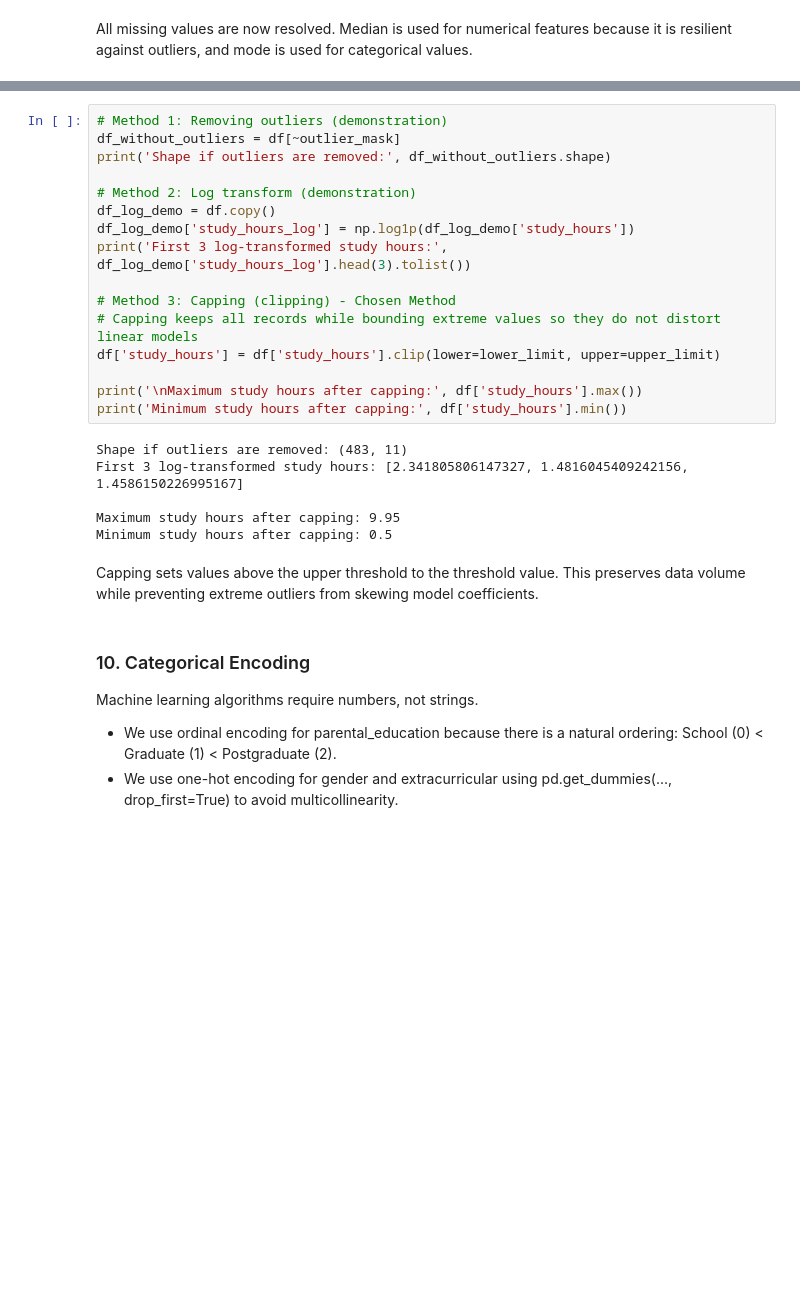
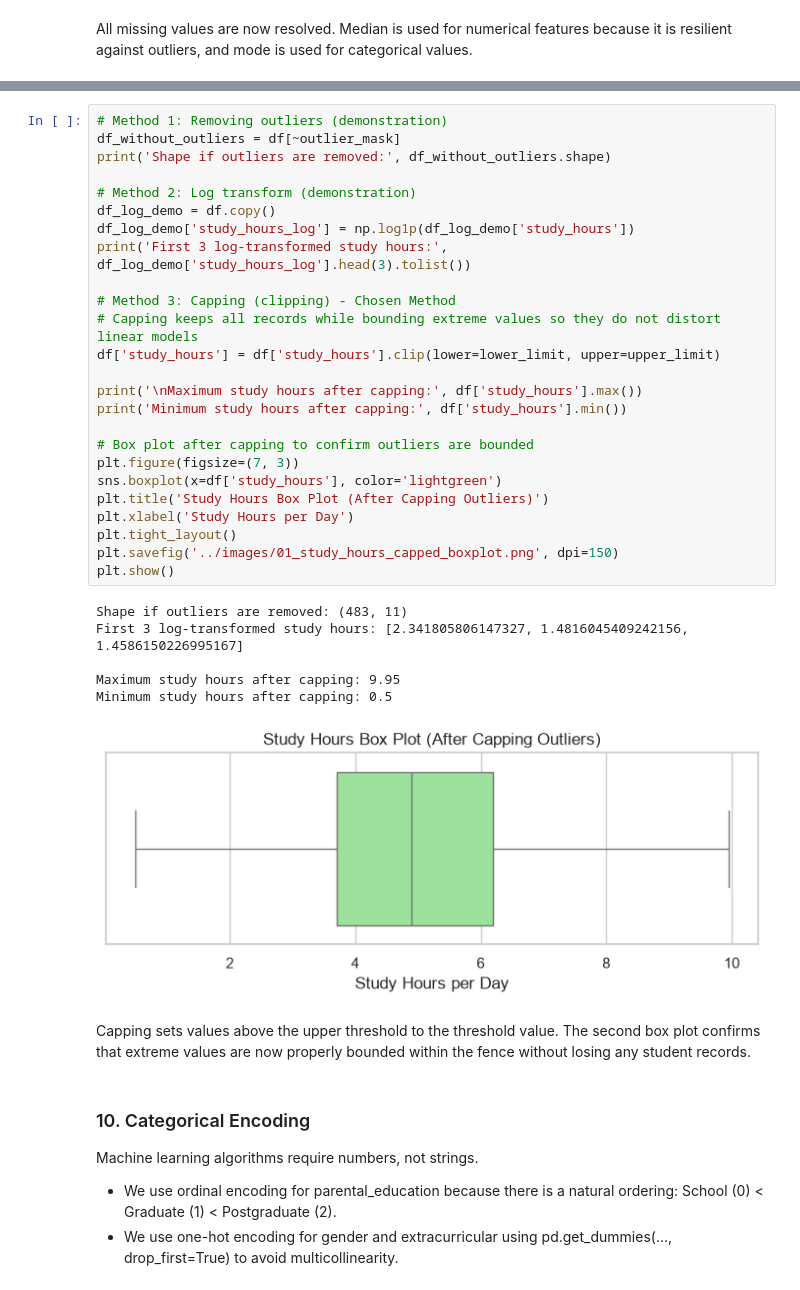
Before and after one commit to sharmashraddha00788-dot/student-performance-ml, a Jupyter notebook: notebooks/01_data_handling_and_eda.ipynb, the cells around one changed output, grey strips where cells are left out. Cells and saved outputs as stored; diff of their text form; blank space fills up the shorter version.

```diff
--- a/notebooks/01_data_handling_and_eda.ipynb
+++ b/notebooks/01_data_handling_and_eda.ipynb
@@ -398,27 +416,37 @@ Now we demonstrate the three treatment strategies and apply capping to our datas
 # %%
 # Method 1: Removing outliers (demonstration)
 df_without_outliers = df[~outlier_mask]
 print('Shape if outliers are removed:', df_without_outliers.shape)
 
 # Method 2: Log transform (demonstration)
 df_log_demo = df.copy()
 df_log_demo['study_hours_log'] = np.log1p(df_log_demo['study_hours'])
 print('First 3 log-transformed study hours:', df_log_demo['study_hours_log'].head(3).tolist())
 
 # Method 3: Capping (clipping) - Chosen Method
 # Capping keeps all records while bounding extreme values so they do not distort linear models
 df['study_hours'] = df['study_hours'].clip(lower=lower_limit, upper=upper_limit)
 
 print('\nMaximum study hours after capping:', df['study_hours'].max())
 print('Minimum study hours after capping:', df['study_hours'].min())
+
+# Box plot after capping to confirm outliers are bounded
+plt.figure(figsize=(7, 3))
+sns.boxplot(x=df['study_hours'], color='lightgreen')
+plt.title('Study Hours Box Plot (After Capping Outliers)')
+plt.xlabel('Study Hours per Day')
+plt.tight_layout()
+plt.savefig('../images/01_study_hours_capped_boxplot.png', dpi=150)
+plt.show()
 # %% [output]
 Shape if outliers are removed: (483, 11)
 First 3 log-transformed study hours: [2.341805806147327, 1.4816045409242156, 1.4586150226995167]
 
 Maximum study hours after capping: 9.95
 Minimum study hours after capping: 0.5
+[figure, added]
 # %% [markdown]
-Capping sets values above the upper threshold to the threshold value. This preserves data volume while preventing extreme outliers from skewing model coefficients.
+Capping sets values above the upper threshold to the threshold value. The second box plot confirms that extreme values are now properly bounded within the fence without losing any student records.
 # %% [markdown]
 ### 10. Categorical Encoding
 Machine learning algorithms require numbers, not strings.
```
Also changed, not shown: parts of 5 cells of this notebook, 8 other files.
